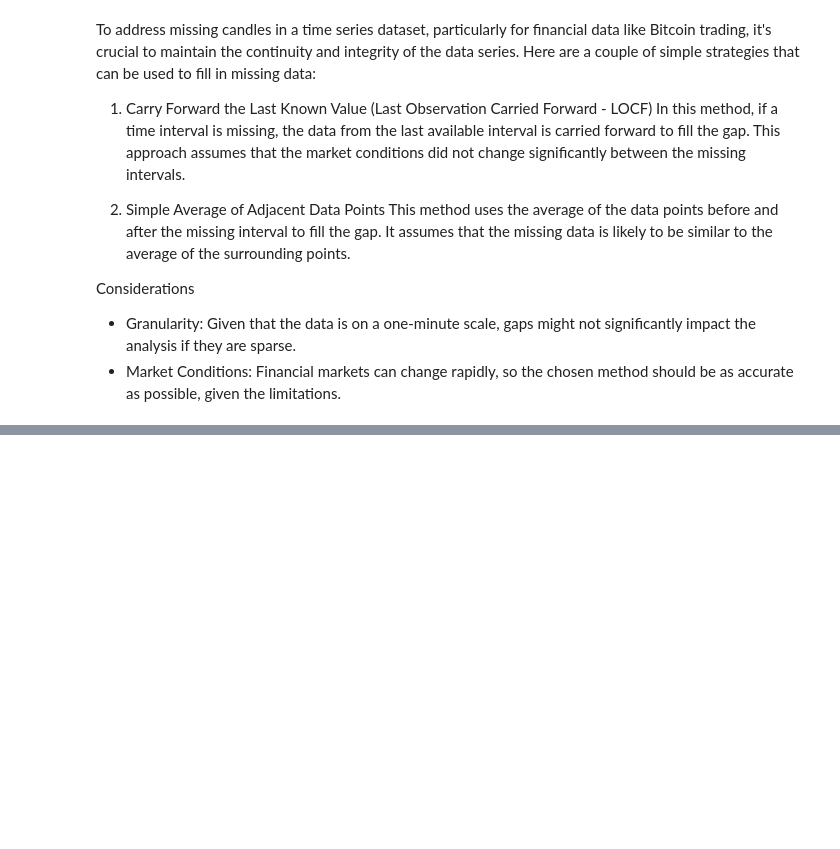
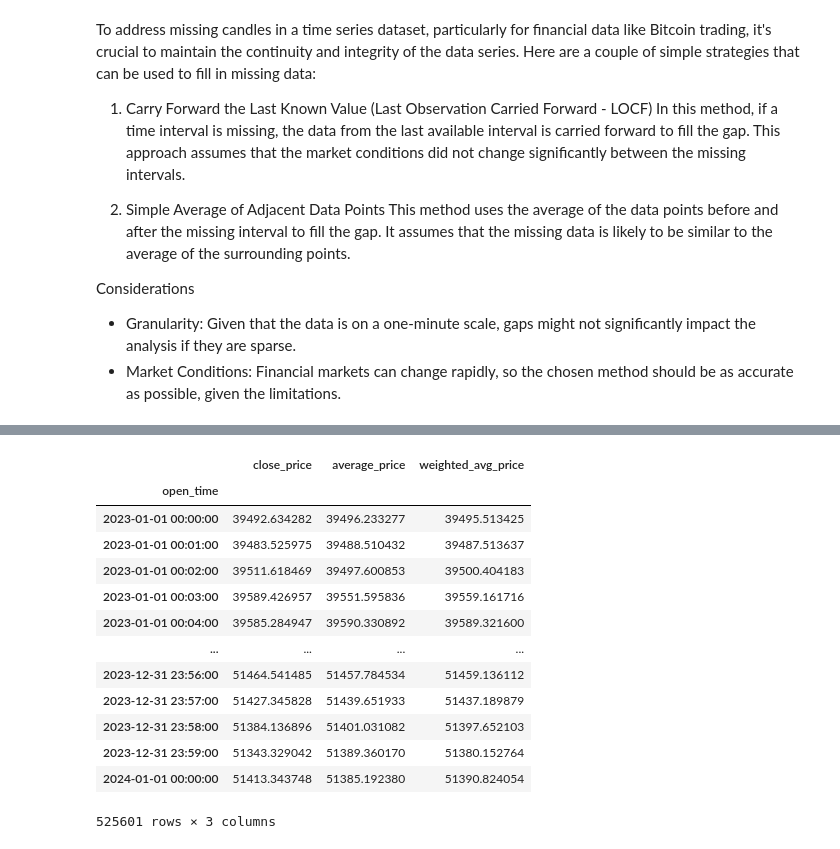
Before and after one commit to i4mShayan/Crypto-BTC-USDT-Analysis, a Jupyter notebook: Part 1 - Data Processing.ipynb, the cells around one changed output, grey strips where cells are left out. Cells and saved outputs as stored; diff of their text form; code cells hidden in the pictures; blank space fills up the shorter version.

```diff
--- a/Part 1 - Data Processing.ipynb
+++ b/Part 1 - Data Processing.ipynb
@@ -290,0 +306,3 @@ df_interpolated = missing_df.resample('1T').interpolate(method='linear')
+# %%
+btc_usdt = pd.read_csv(r'data\robust raw data\Binance-BTCUSDT.csv')
+btc_tmn = pd.read_csv(r'data\robust raw data\Tabdeal-BTCTMN.csv')
@@ -291 +311,18 @@ df_interpolated = missing_df.resample('1T').interpolate(method='linear')
+# %%
+# Convert open_time to datetime
+btc_usdt['open_time'] = pd.to_datetime(btc_usdt['open_time'])
+btc_tmn['open_time'] = pd.to_datetime(btc_tmn['open_time'])
+
+# Representative price calculations
+btc_usdt['close_price'] = btc_usdt['close']
+btc_tmn['close_price'] = btc_tmn['close']
+
+btc_usdt['weighted_avg_price'] = (btc_usdt['open'] * 0.2 + btc_usdt['high'] * 0.2 + btc_usdt['low'] * 0.2 + btc_usdt['close'] * 0.4)
+btc_tmn['weighted_avg_price'] = (btc_tmn['open'] * 0.2 + btc_tmn['high'] * 0.2 + btc_tmn['low'] * 0.2 + btc_tmn['close'] * 0.4)
+
+btc_usdt['average_price'] = btc_usdt[['open', 'high', 'low', 'close']].mean(axis=1)
+btc_tmn['average_price'] = btc_tmn[['open', 'high', 'low', 'close']].mean(axis=1)
+
+# Merge the DataFrames on 'open_time'
+merged_df = pd.merge(btc_usdt, btc_tmn, on='open_time', suffixes=('_usdt', '_tmn'))
 # %% [markdown]
@@ -304,0 +330,24 @@ usdt_tmn_price_change = usdt_tmn_exchange_rate.pct_change()
+# %%
+merged_df['close_price'] = merged_df['close_price_tmn'] / merged_df['close_price_usdt']
+merged_df['weighted_avg_price'] = merged_df['weighted_avg_price_tmn'] / merged_df['weighted_avg_price_usdt']
+merged_df['average_price'] = merged_df['average_price_tmn'] / merged_df['average_price_usdt']
+
+result_df = merged_df[['open_time', 'close_price', 'average_price', 'weighted_avg_price']]
+result_df.set_index('open_time', inplace=True)
+# %%
+result_df
+# %% [output]
+|  | close_price | average_price | weighted_avg_price |
+| open_time |  |  |  |
+| 2023-01-01 00:00:00 | 39492.634282 | 39496.233277 | 39495.513425 |
+| 2023-01-01 00:01:00 | 39483.525975 | 39488.510432 | 39487.513637 |
+| 2023-01-01 00:02:00 | 39511.618469 | 39497.600853 | 39500.404183 |
+| 2023-01-01 00:03:00 | 39589.426957 | 39551.595836 | 39559.161716 |
+| 2023-01-01 00:04:00 | 39585.284947 | 39590.330892 | 39589.321600 |
+| ... | ... | ... | ... |
+| 2023-12-31 23:56:00 | 51464.541485 | 51457.784534 | 51459.136112 |
+| 2023-12-31 23:57:00 | 51427.345828 | 51439.651933 | 51437.189879 |
+| 2023-12-31 23:58:00 | 51384.136896 | 51401.031082 | 51397.652103 |
+| 2023-12-31 23:59:00 | 51343.329042 | 51389.360170 | 51380.152764 |
+| 2024-01-01 00:00:00 | 51413.343748 | 51385.192380 | 51390.824054 |
+525601 rows × 3 columns
```
Also changed, not shown: parts of 43 cells of this notebook, 6 other files.
